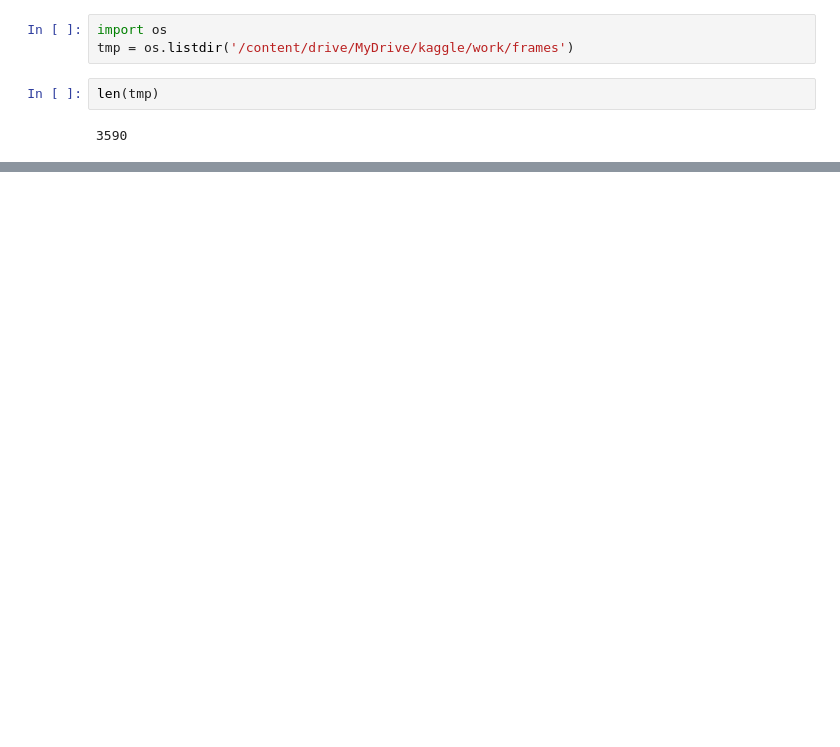
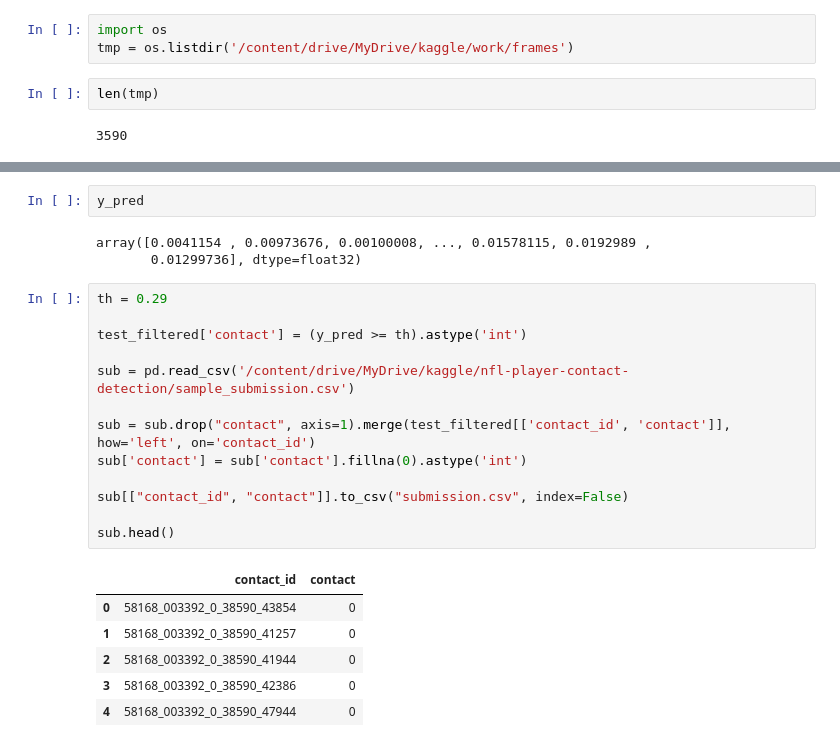
Before and after one commit to dbtjr1103/Competition_practice, a Jupyter notebook: Kaggle_2_5D_CNN_Baseline.ipynb, the cells around one changed output, grey strips where cells are left out. Cells and saved outputs as stored; diff of their text form; blank space fills up the shorter version.

```diff
--- a/Kaggle_2_5D_CNN_Baseline.ipynb
+++ b/Kaggle_2_5D_CNN_Baseline.ipynb
@@ -188,0 +552,25 @@ len(tmp)
+# %%
+y_pred
+# %% [output]
+array([0.0041154 , 0.00973676, 0.00100008, ..., 0.01578115, 0.0192989 ,
+       0.01299736], dtype=float32)
+# %%
+th = 0.29
+
+test_filtered['contact'] = (y_pred >= th).astype('int')
+
+sub = pd.read_csv('/content/drive/MyDrive/kaggle/nfl-player-contact-detection/sample_submission.csv')
+
+sub = sub.drop("contact", axis=1).merge(test_filtered[['contact_id', 'contact']], how='left', on='contact_id')
+sub['contact'] = sub['contact'].fillna(0).astype('int')
+
+sub[["contact_id", "contact"]].to_csv("submission.csv", index=False)
+
+sub.head()
+# %% [output]
+|  | contact_id | contact |
+| 0 | 58168_003392_0_38590_43854 | 0 |
+| 1 | 58168_003392_0_38590_41257 | 0 |
+| 2 | 58168_003392_0_38590_41944 | 0 |
+| 3 | 58168_003392_0_38590_42386 | 0 |
+| 4 | 58168_003392_0_38590_47944 | 0 |
```
Also changed, not shown: parts of 29 cells of this notebook.
